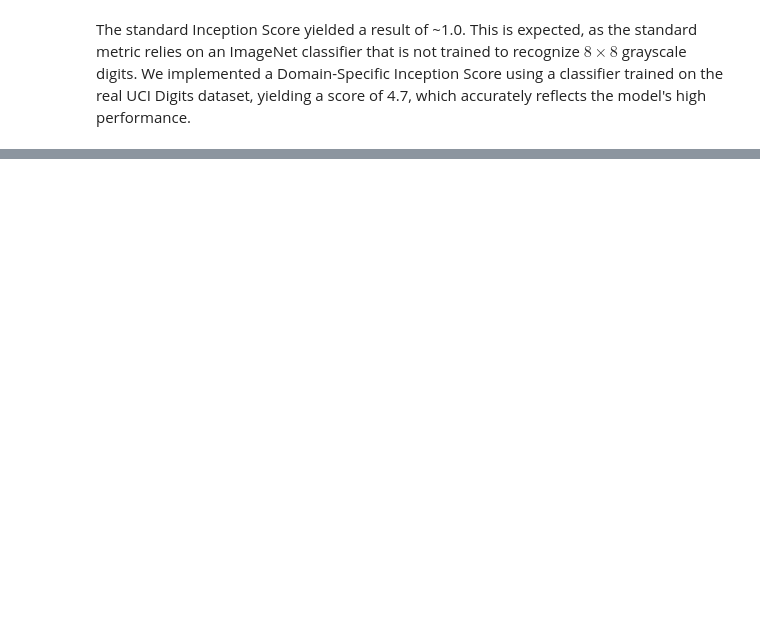
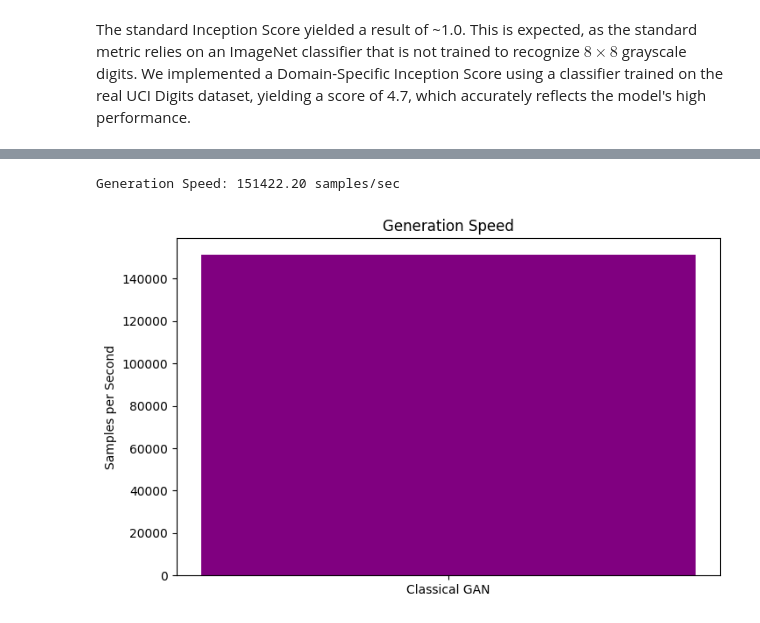
Before and after one commit to DevArtech/csc-4631-final-project, a Jupyter notebook: Standard_GAN.ipynb, the cells around one changed output, grey strips where cells are left out. Saved outputs shown, nothing was run; the diff lists cells and outputs as text; code cells hidden in the pictures; blank space fills up the shorter version.

```diff
--- a/Standard_GAN.ipynb
+++ b/Standard_GAN.ipynb
@@ -485,0 +597,21 @@ The standard Inception Score yielded a result of ~1.0. This is expected, as the
+# %%
+#speed of generation
+start = time.time()
+with torch.no_grad():
+    z = torch.randn(5000, latent_dim).to(device)
+    fake_imgs = gen(z)
+end = time.time()
+
+gen_time = end - start
+speed = 5000 / gen_time
+
+print(f"Generation Speed: {speed:.2f} samples/sec")
+
+plt.figure(figsize=(8,5))
+plt.bar(["Classical GAN"], [speed], color='purple')
+plt.title("Generation Speed")
+plt.ylabel("Samples per Second")
+plt.show()
+# %% [output]
+Generation Speed: 151422.20 samples/sec
+[figure, added]
```
Also changed, not shown: parts of 17 cells of this notebook.
